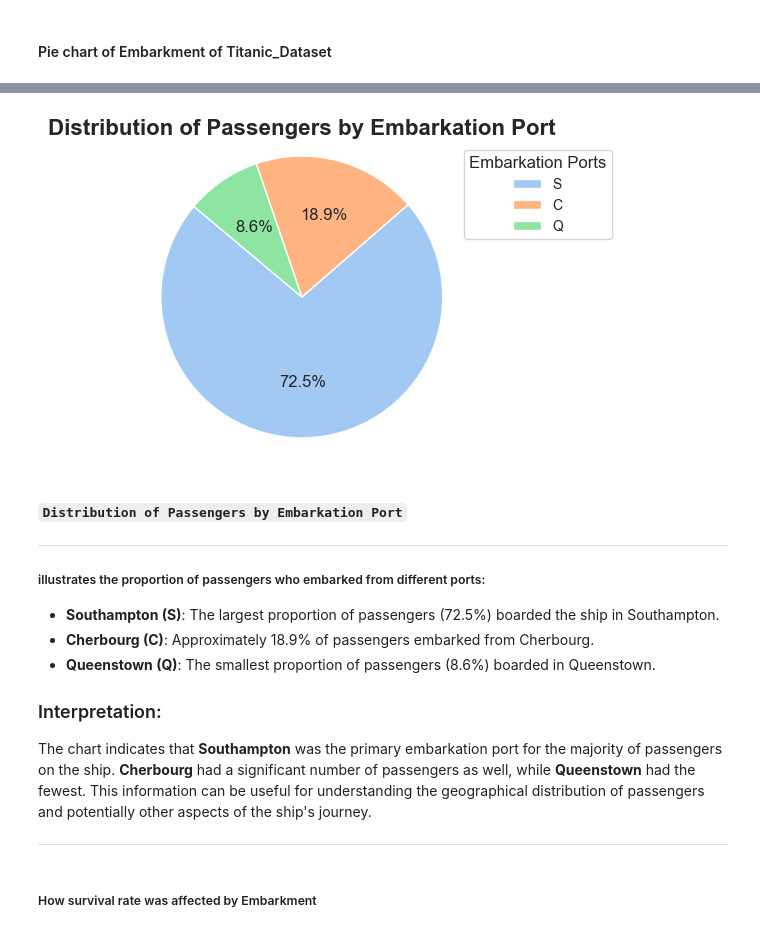
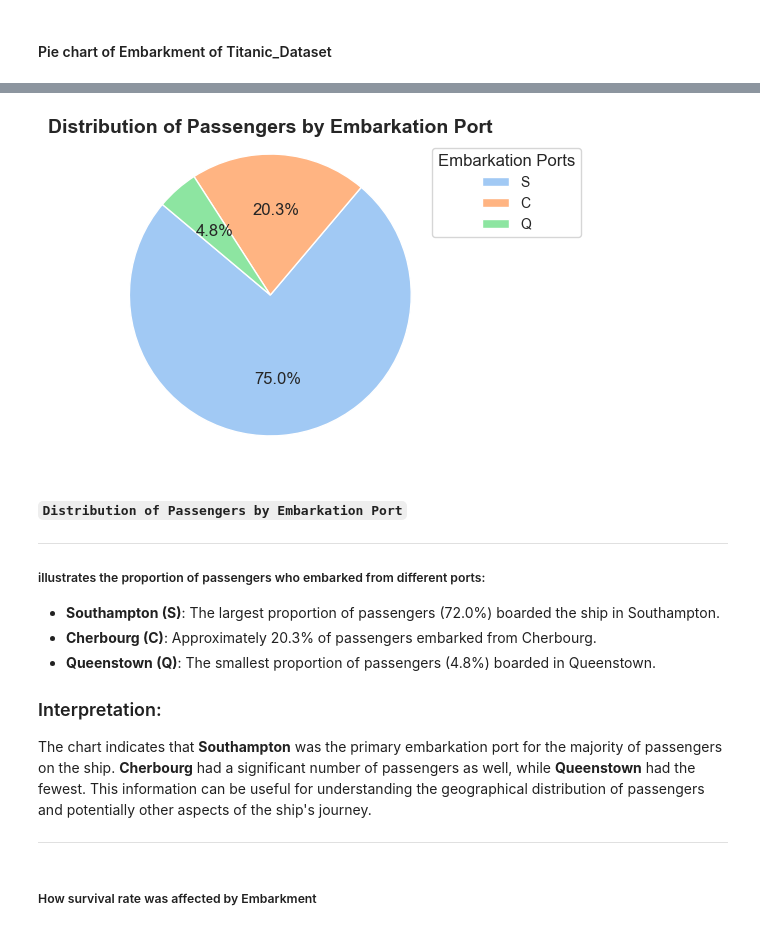
Before and after one commit to SnitTeshome/PRODIGY_DS_02, a Jupyter notebook: Task -02.ipynb, the cells around one changed output, grey strips where cells are left out. Drawn from its saved outputs; the diff is of its cells as text; code cells hidden in the pictures.

```diff
--- a/Task -02.ipynb
+++ b/Task -02.ipynb
@@ -273,5 +305,0 @@ Titanic['Embarked'] = Titanic['Embarked'].fillna(mode_embarked)
-# %%
-# Fill missing values in the Cabin column based on Pclass
-for pclass in Titanic['Pclass'].unique():
-    most_common_cabin = Titanic[Titanic['Pclass'] == pclass]['Cabin'].mode()[0]
-    Titanic.loc[(Titanic['Pclass'] == pclass) & (Titanic['Cabin'].isnull()), 'Cabin'] = most_common_cabin
@@ -295,3 +308,6 @@ This approach ensures that missing cabin values are filled with the most common
+# %%
+#Since  the  data have a significant number of missing values
+Titanic.drop(columns=['Cabin'], inplace=True)
 # %% [markdown]
 ###  Handling Outliers by lower bound and upper bound
 # %%
@@ -405,0 +424,9 @@ SibSp       0
+# %%
+# Rearranging the columns as per your specified order
+new_order = ['Name', 'Sex', 'Age', 'Pclass', 'Sibsp', 'Parch', 'Embarked','Ticket','Fare','Survived']
+
+# Reindex the DataFrame in place
+Titanic = Titanic.reindex(columns=new_order)
+
+# Display the rearranged DataFrame structure
+Titanic.head()
@@ -453,7 +467,7 @@ Titanic.head()
 # %%
 # Get statistical summary of numerical columns
 #  code to clean and convert fractional values in SibSp and Parch
-Titanic['SibSp'] = Titanic['SibSp'].apply(lambda x: round(x) if x.is_integer() else int(x))
+Titanic['Sibsp'] = Titanic['Sibsp'].apply(lambda x: round(x) if x.is_integer() else int(x))
 Titanic['Parch'] = Titanic['Parch'].apply(lambda x: round(x) if x.is_integer() else int(x))
 
 numerical_summary = round(Titanic.describe(),2)
@@ -761,42 +776,42 @@ embarkation_counts_df
 # %%
 # Create the pie chart using Matplotlib
 plt.figure(figsize=(4, 4))
 
 # Define colors using a Seaborn color palette
 colors = sns.color_palette("pastel")
 
 # Create the pie chart without labels on slices
 plt.pie(embarkation_counts, autopct='%1.1f%%', startangle=140, colors=colors)
 
 # Title
-plt.title('Distribution of Passengers by Embarkation Port', fontsize=16, weight='bold')
+plt.title('Distribution of Passengers by Embarkation Port', fontsize=14, weight='bold')
 plt.axis('equal')  # Equal aspect ratio ensures that pie is drawn as a circle.
 
 # Create a custom legend
 # Adding the legend to the upper left corner
 plt.legend(
     labels=embarkation_counts.index,
     title="Embarkation Ports",
     loc='upper left',
     bbox_to_anchor=(1, 1),  # Adjust the position of the legend
     fontsize=10,
     title_fontsize=12,
     facecolor='white'
 )
 
 # Show the plot
 plt.show()
 # %% [output]
-[figure, old version]
+[figure, new version]
 # %% [markdown]
 #### `Distribution of Passengers by Embarkation Port`
 ---
 
 ##### illustrates the proportion of passengers who embarked from different ports:
 
-- **Southampton (S)**: The largest proportion of passengers (72.5%) boarded the ship in Southampton.
-- **Cherbourg (C)**: Approximately 18.9% of passengers embarked from Cherbourg.
-- **Queenstown (Q)**: The smallest proportion of passengers (8.6%) boarded in Queenstown.
+- **Southampton (S)**: The largest proportion of passengers (72.0%) boarded the ship in Southampton.
+- **Cherbourg (C)**: Approximately 20.3% of passengers embarked from Cherbourg.
+- **Queenstown (Q)**: The smallest proportion of passengers (4.8%) boarded in Queenstown.
 
 ### Interpretation:
 
```
Also changed, not shown: parts of 75 cells of this notebook, 2 other files.
